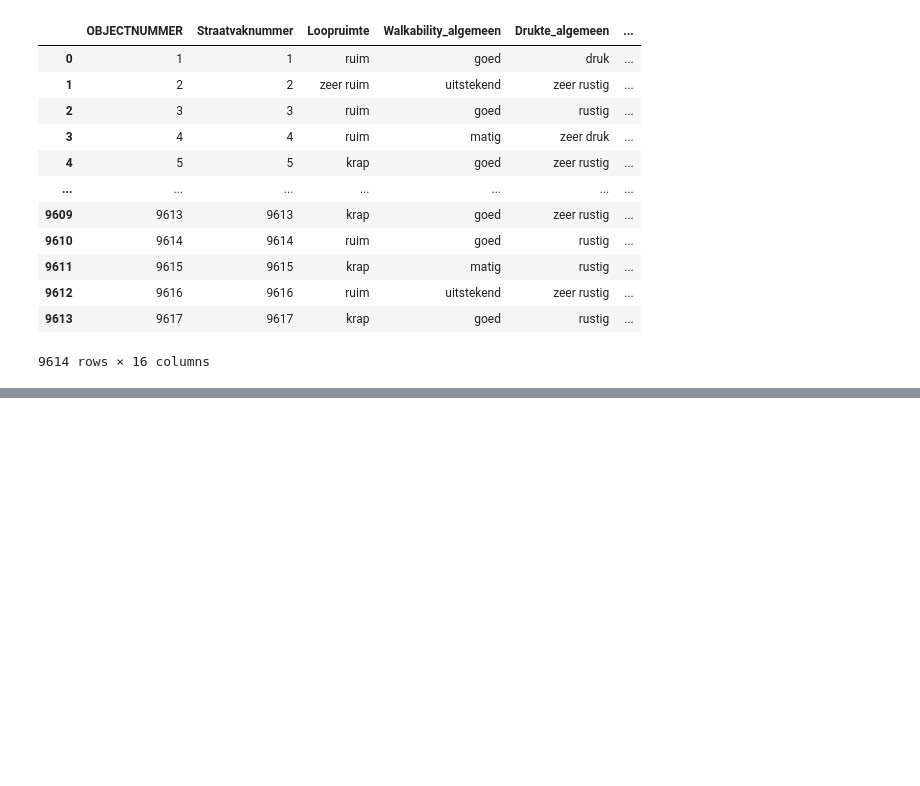
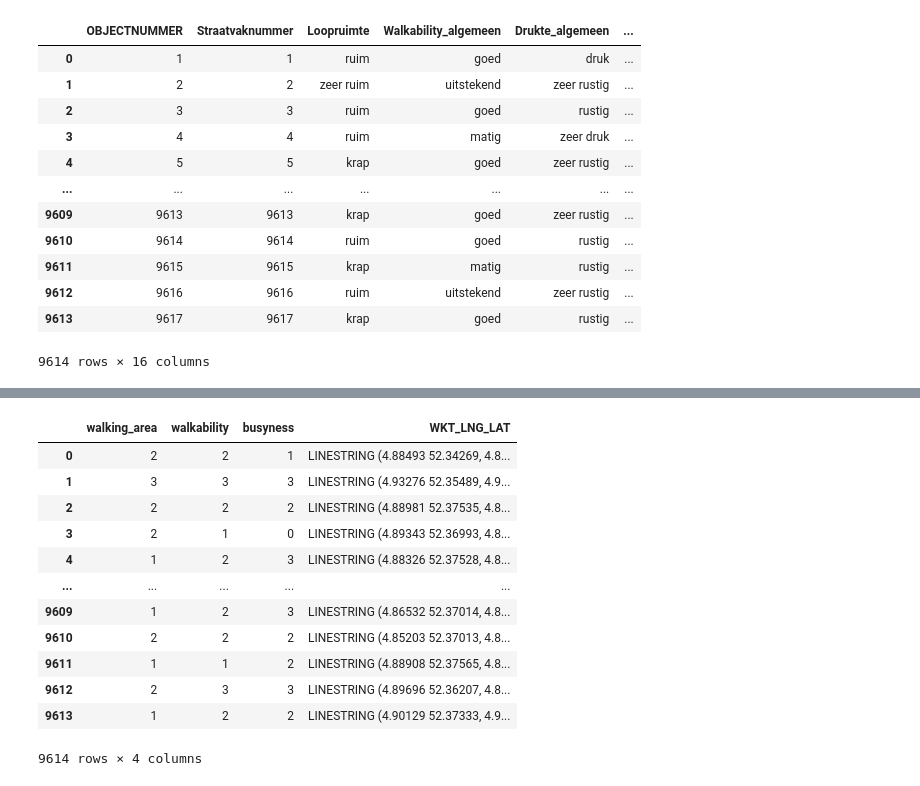
Before and after one commit to AntonisKl/Amsterdam-Route-Planner, a Jupyter notebook: backend.ipynb, the cells around one changed output, grey strips where cells are left out. Saved outputs shown, nothing was run; the diff lists cells and outputs as text; code cells hidden in the pictures; blank space fills up the shorter version.

```diff
--- a/backend.ipynb
+++ b/backend.ipynb
@@ -34,0 +73,18 @@ NameError: name 'geopandas' is not defined
+# %%
+walkability_gdf = gpd.GeoDataFrame(walkability_df, geometry='WKT_LNG_LAT')
+
+walkability_gdf
+# %% [output]
+|  | walking_area | walkability | busyness | WKT_LNG_LAT |
+| 0 | 2 | 2 | 1 | LINESTRING (4.88493 52.34269, 4.8... |
+| 1 | 3 | 3 | 3 | LINESTRING (4.93276 52.35489, 4.9... |
+| 2 | 2 | 2 | 2 | LINESTRING (4.88981 52.37535, 4.8... |
+| 3 | 2 | 1 | 0 | LINESTRING (4.89343 52.36993, 4.8... |
+| 4 | 1 | 2 | 3 | LINESTRING (4.88326 52.37528, 4.8... |
+| ... | ... | ... | ... | ... |
+| 9609 | 1 | 2 | 3 | LINESTRING (4.86532 52.37014, 4.8... |
+| 9610 | 2 | 2 | 2 | LINESTRING (4.85203 52.37013, 4.8... |
+| 9611 | 1 | 1 | 2 | LINESTRING (4.88908 52.37565, 4.8... |
+| 9612 | 2 | 3 | 3 | LINESTRING (4.89696 52.36207, 4.8... |
+| 9613 | 1 | 2 | 2 | LINESTRING (4.90129 52.37333, 4.9... |
+9614 rows × 4 columns
```
Also changed, not shown: parts of 8 cells of this notebook.
